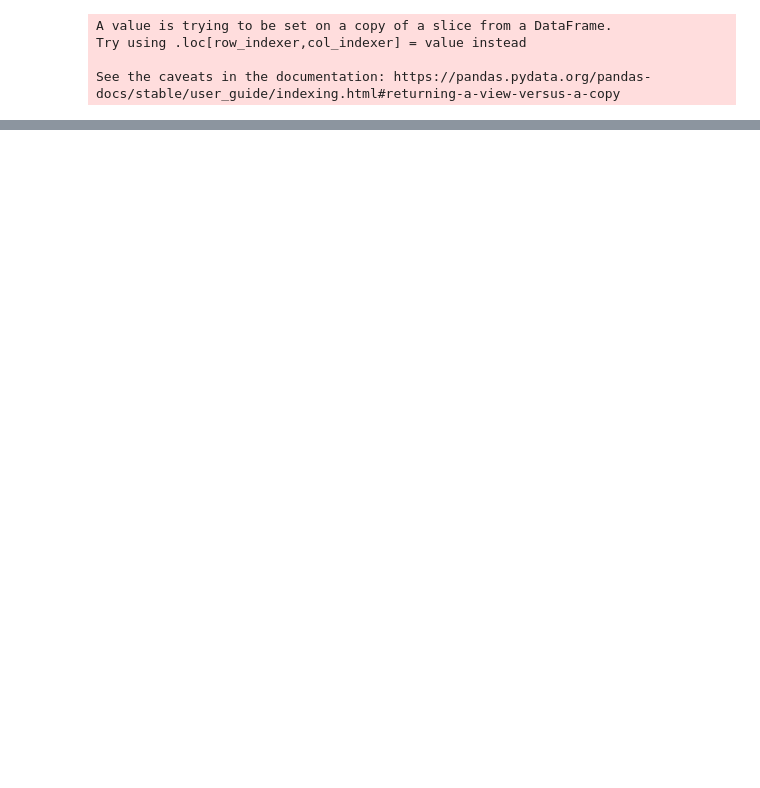
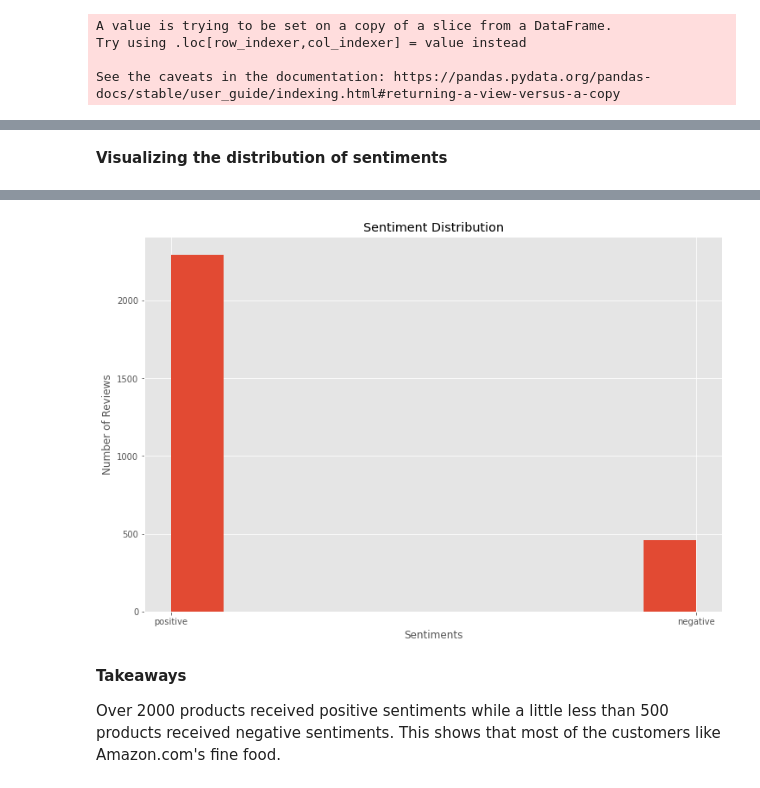
Before and after one commit to JoshuaOmondi/COVID-19, a Jupyter notebook: Amazon_Fine_Food_Reviews.ipynb, the cells around one changed output, grey strips where cells are left out. Drawn from its saved outputs; the diff is of its cells as text; code cells hidden in the pictures; blank space fills up the shorter version.

```diff
--- a/Amazon_Fine_Food_Reviews.ipynb
+++ b/Amazon_Fine_Food_Reviews.ipynb
@@ -122,10 +132,17 @@ plt.show()
+# %% [markdown]
+**Visualizing the distribution of sentiments**
 # %%
 # Distribution of sentiment reviews
 df['sentimentt'] = df['sentiment'].replace({-1 : 'negative'})
 df['sentimentt'] = df['sentimentt'].replace({1 : 'positive'})
-fig = px.histogram(df, x="sentimentt")
-fig.update_traces(marker_color="indianred",marker_line_color='rgb(8,48,107)',
-                  marker_line_width=1.5)
-fig.update_layout(title_text='Product Sentiment')
-fig.show()
+
+x = df['sentimentt']
+
+plt.figure(figsize = (12,8))
+plt.style.use('ggplot')
+plt.xlabel('Sentiments')
+plt.ylabel('Number of Reviews')
+plt.hist(x)
+plt.title('Sentiment Distribution')
+plt.show()
 # %% [output]
@@ -132,0 +149,5 @@ fig.show()
+[figure, added]
+# %% [markdown]
+**Takeaways**
+
+Over 2000 products received positive sentiments while a little less than 500 products received negative sentiments. This shows that most of the customers like Amazon.com's fine food.
```
Also changed, not shown: parts of 14 cells of this notebook.
